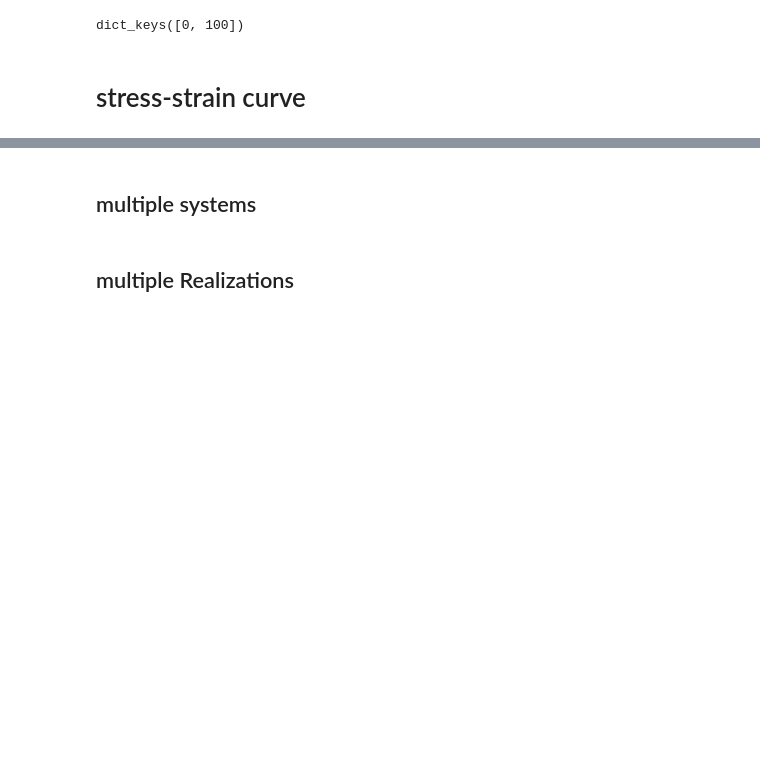
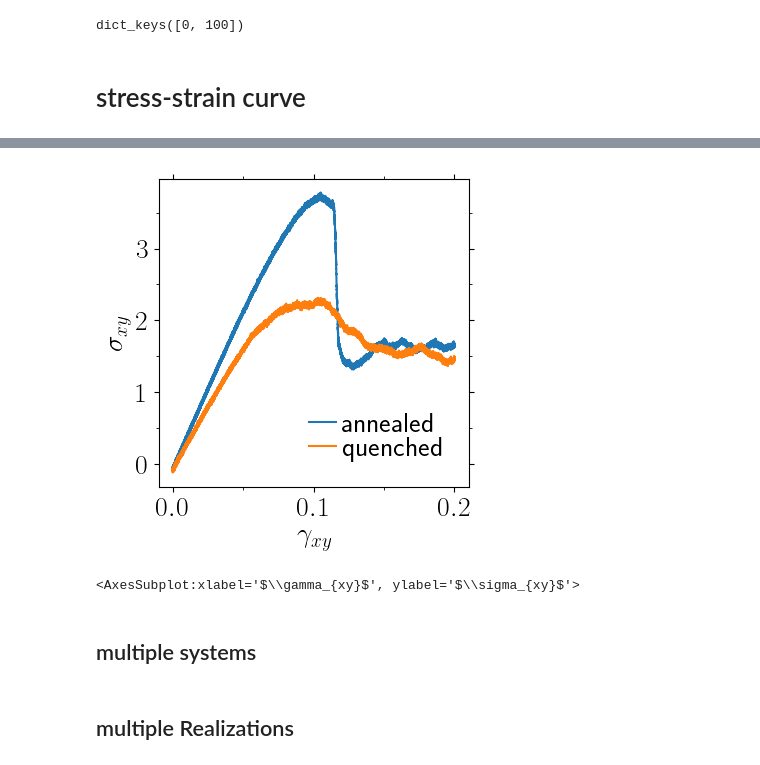
Before and after one commit to kkarimi62/glassDeformation, a Jupyter notebook: python/analyzePlasticity.ipynb, the cells around one changed output, grey strips where cells are left out. Drawn from its saved outputs; the diff is of its cells as text; code cells hidden in the pictures; blank space fills up the shorter version.

```diff
--- a/python/analyzePlasticity.ipynb
+++ b/python/analyzePlasticity.ipynb
@@ -266,53 +266,77 @@ mkdir: loadCurve: File exists
 # %%
+path = confParser['input files']['path']
+indx = confParser['input files']['fileIndex']
 fileNamee = confParser['input files']['filenamee'].split()[int(indx)]
 latexx = eval(confParser['flags']['RemoteMachine']) == False
+legend = Legends()
+legend.Set()
 if eval(confParser['flags']['ReadStrsFromDump']):
 # if not eval(confParser['flags']['ReadStrsFromDump']):
     try:
-        stress = np.loadtxt('%s/%s'%(path,fileNamee) ) #--- stress input file
-        strain = stress[:,0]
-        Virial = stress[:,1]
-        if fileNamee == 'look':
-            strain = stress[:,1]
-            Virial = -stress[:,11]
+        stress = np.loadtxt('%s/%s'%(path,fileNamee),skiprows=1 ) #--- stress input file
+        strain = stress[:,2]
+        Virial = stress[:,6]
+#         if fileNamee == 'look':
+#             strain = stress[:,2]
+#             Virial = -stress[:,6]
 
-        utl.PltErr(strain,Virial,
+        ax=utl.PltErr(strain,Virial,
                yerr=None,
-               attrs={'fmt':'-'},
+               attrs={'fmt':'-','label':'annealed'},
         #      ylim=[0,5],
                xstr=r'$\gamma_{xy}$' if latexx else '',
                ystr=r'$\sigma_{xy}$' if latexx else '',#'(Gpa)',
-               title='loadCurve/%s'%(fileNamee+'.png')
+               title='loadCurve/%s'%(fileNamee+'.png'),
+                    Plot=False,
               )
         #
         np.savetxt('loadCurve/%s'%fileNamee,np.c_[np.array(strain), Virial],header='gamma\tsigma')
     except:
         traceback.print_exc()
         confParser.set('flags','ReadStrsFromDump','True')
 
 #     times = lmpData.coord_atoms_broken.keys()
 #     try:
 
 #         func_sxy = lambda x: np.sum(lp.Atoms( **lmpData.coord_atoms_broken[x].to_dict(orient='series') ).sxy)/\
 #                              utl.GetVolume(lmpData,x)
 #         Virial = np.array(list(map(func_sxy,times)))*1.0e-04
 #         Virial -= Virial[0]
 #         strainDump = np.array(list(map(lambda x: utl.GetStrain(lmpData,x,0),times)))
 #         #
 #         utl.PltErr(strainDump,Virial,
 #                yerr=None,
 #         #      ylim=[0,5],
 #                attrs={'fmt':'-','lw':4},
 #                 xstr=r'$\gamma$' if latexx else '',
 #                ystr=r'$\sigma$' if latexx else '',#'(Gpa)',
 #                title='loadCurve/%s'%(fileNamee+'.png')
 #               )
 #         #
 #         np.savetxt('loadCurve/%s'%fileNamee,np.c_[strainDump, Virial],header='gamma\tsigma')
 
 #     except AttributeError: #--- dump file has no stress entry!
 #         traceback.print_exc()
 #         ReadStrsFromDump = False
+
+data2nd = np.loadtxt('Co5Cr2Fe40Mn27Ni26.txt')
+strain = data2nd[:,0]
+Virial = data2nd[:,1]
+
+
+utl.PltErr(strain,Virial,
+       yerr=None,
+       attrs={'fmt':'-','label':'quenched'},
+#      ylim=[0,5],
+       xstr=r'$\gamma_{xy}$' if latexx else '',
+       ystr=r'$\sigma_{xy}$' if latexx else '',#'(Gpa)',
+       title='loadCurve/%s'%(fileNamee+'.png'),
+        ax=ax,
+           legend=legend.Get()
+      )
+# %% [output]
+[figure, added]
+<AxesSubplot:xlabel='$\\gamma_{xy}$', ylabel='$\\sigma_{xy}$'>
 # %% [markdown]
 ## multiple systems
 # %%
```
Also changed, not shown: parts of 1 cell of this notebook, 1 other file.
